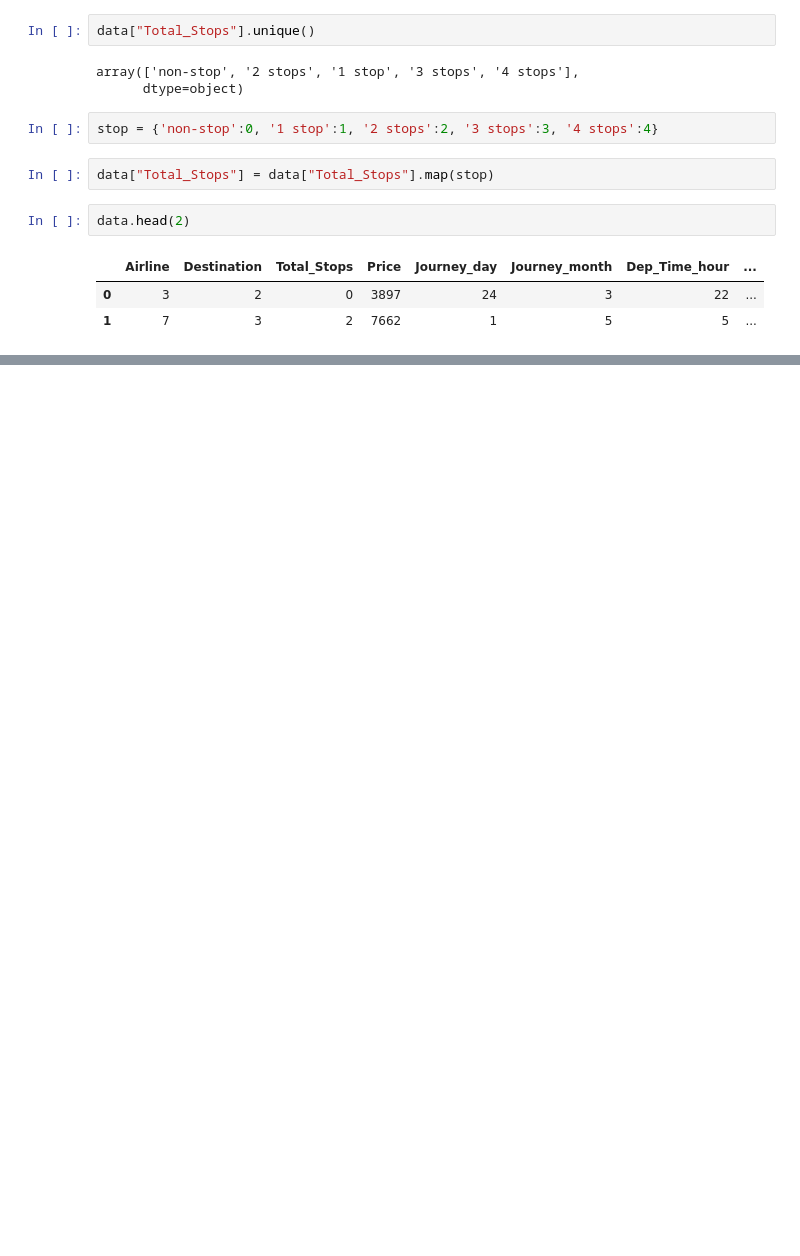
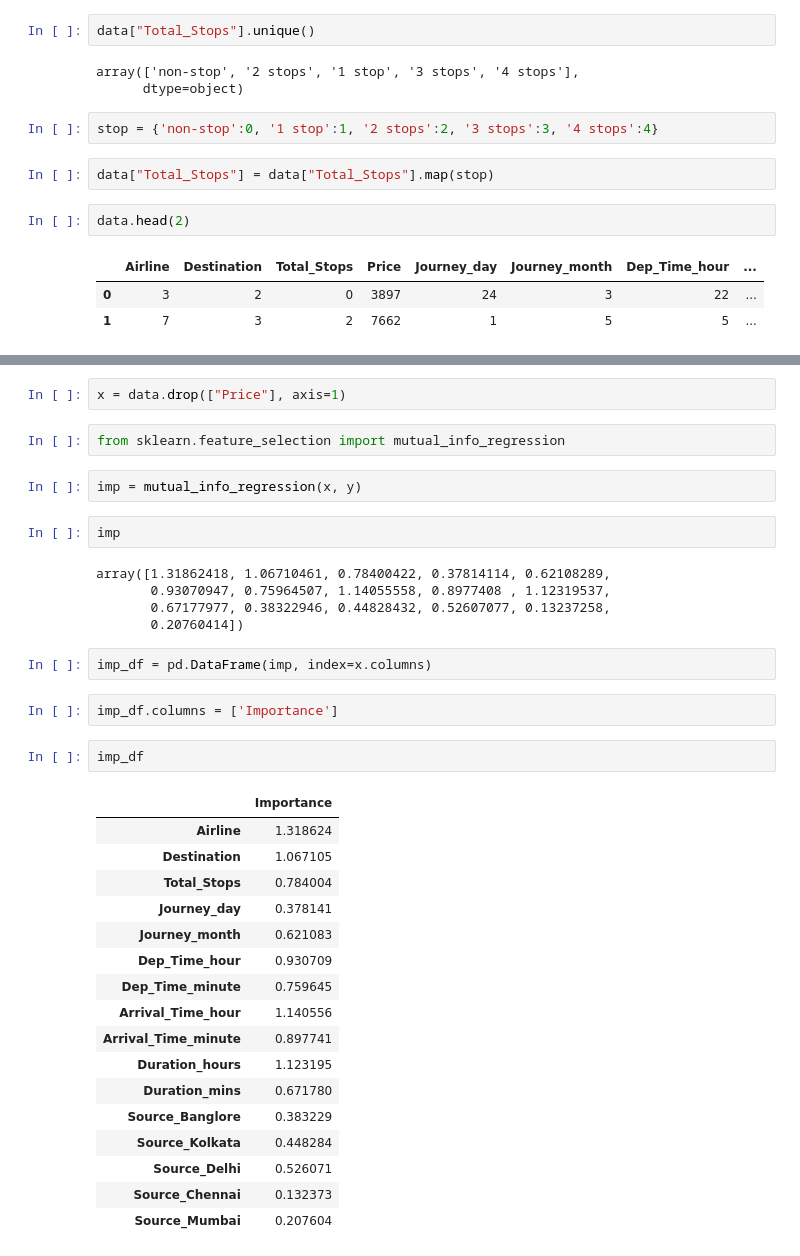
Before and after one commit to jonasbartz/Fare-of-airlines-tickets, a Jupyter notebook: AirlineTickets.ipynb, the cells around one changed output, grey strips where cells are left out. Drawn from its saved outputs; the diff is of its cells as text; blank space fills up the shorter version.

```diff
--- a/start.ipynb
+++ b/AirlineTickets.ipynb
@@ -379,0 +382,37 @@ data.head(2)
+# %%
+x = data.drop(["Price"], axis=1)
+# %%
+from sklearn.feature_selection import mutual_info_regression
+# %%
+imp = mutual_info_regression(x, y)
+# %%
+imp
+# %% [output]
+array([1.31862418, 1.06710461, 0.78400422, 0.37814114, 0.62108289,
+       0.93070947, 0.75964507, 1.14055558, 0.8977408 , 1.12319537,
+       0.67177977, 0.38322946, 0.44828432, 0.52607077, 0.13237258,
+       0.20760414])
+# %%
+imp_df = pd.DataFrame(imp, index=x.columns)
+# %%
+imp_df.columns = ['Importance']
+# %%
+imp_df
+# %% [output]
+|  | Importance |
+| Airline | 1.318624 |
+| Destination | 1.067105 |
+| Total_Stops | 0.784004 |
+| Journey_day | 0.378141 |
+| Journey_month | 0.621083 |
+| Dep_Time_hour | 0.930709 |
+| Dep_Time_minute | 0.759645 |
+| Arrival_Time_hour | 1.140556 |
+| Arrival_Time_minute | 0.897741 |
+| Duration_hours | 1.123195 |
+| Duration_mins | 0.671780 |
+| Source_Banglore | 0.383229 |
+| Source_Kolkata | 0.448284 |
+| Source_Delhi | 0.526071 |
+| Source_Chennai | 0.132373 |
+| Source_Mumbai | 0.207604 |
```
Also changed, not shown: parts of 20 cells of this notebook.
